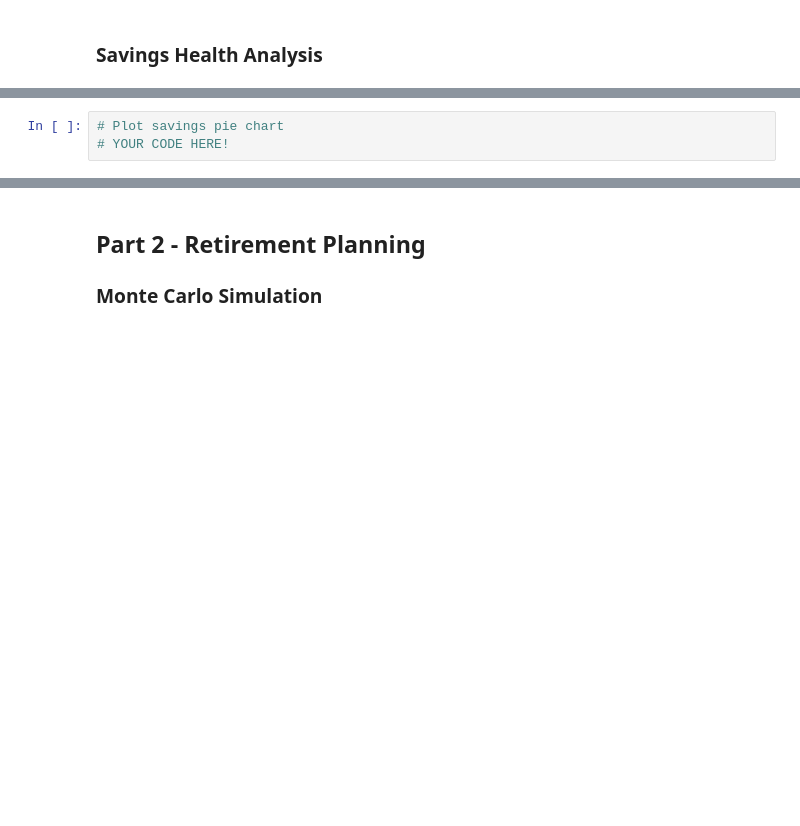
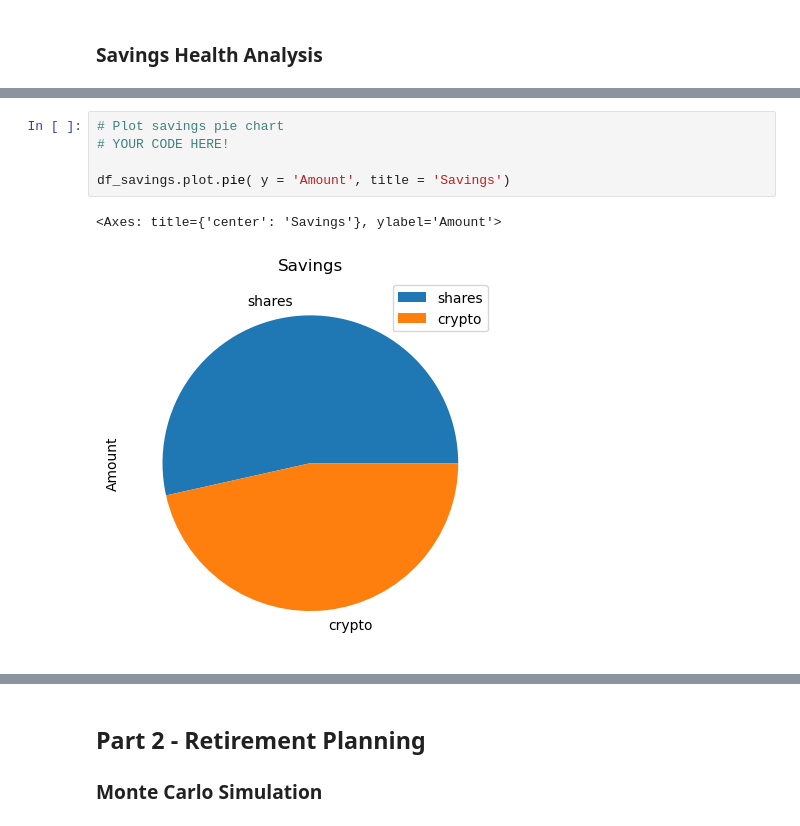
Before and after one commit to MiguelEMB/Fiancial_Planner, a Jupyter notebook: Instructions/Starter_Code/financial-planner.ipynb, the cells around one changed output, grey strips where cells are left out. Cells and saved outputs as stored; diff of their text form; blank space fills up the shorter version.

```diff
--- a/Instructions/Starter_Code/financial-planner.ipynb
+++ b/Instructions/Starter_Code/financial-planner.ipynb
@@ -153,6 +181,11 @@ display(df_savings)
 # %%
 # Plot savings pie chart
 # YOUR CODE HERE!
+
+df_savings.plot.pie( y = 'Amount', title = 'Savings')
+# %% [output]
+<Axes: title={'center': 'Savings'}, ylabel='Amount'>
+[figure, added]
 # %%
 # Set ideal emergency fund
 emergency_fund = monthly_income * 3
```
Also changed, not shown: parts of 18 cells of this notebook, 1 other file.
